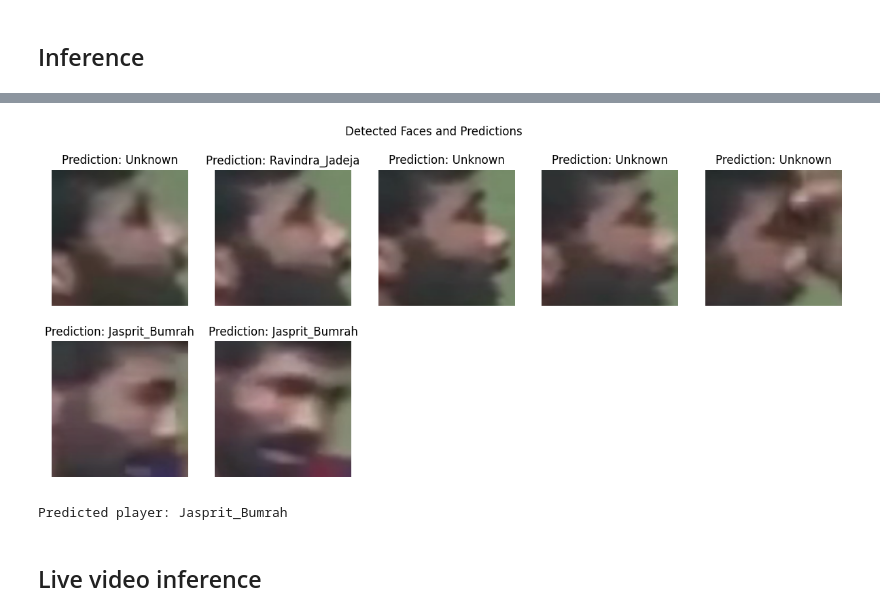
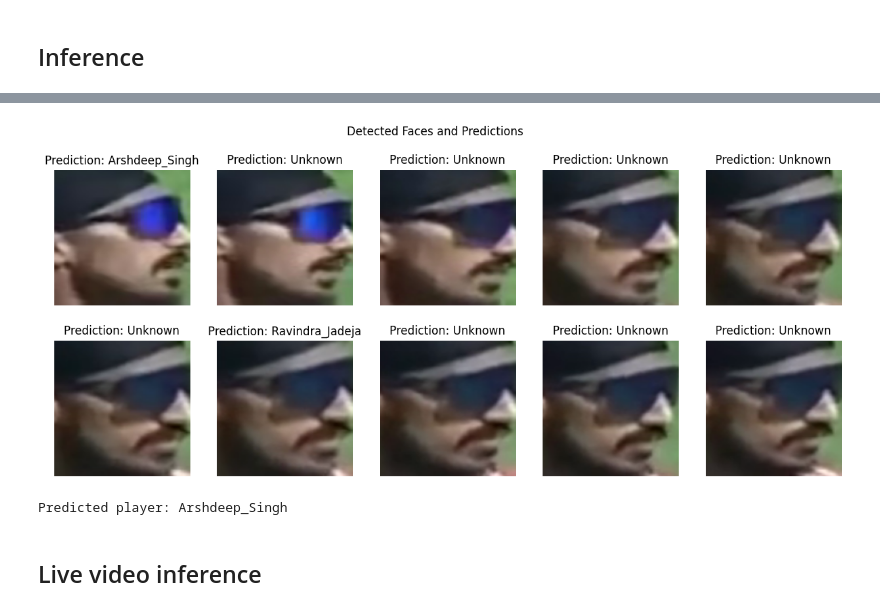
Before and after one commit to Nadun999/FYP, a Jupyter notebook: CricXpert/Face_Recognition_Model/face_rec_model_mtcnn_facenet.ipynb, the cells around one changed output, grey strips where cells are left out. Drawn from its saved outputs; the diff is of its cells as text; code cells hidden in the pictures.

```diff
--- a/CricXpert/Face_Recognition_Model/face_rec_model_mtcnn_facenet.ipynb
+++ b/CricXpert/Face_Recognition_Model/face_rec_model_mtcnn_facenet.ipynb
@@ -358,7 +358,7 @@ def get_embedding(face_img):
     return embedder.embeddings(face_img)[0]
 
 # Provide the path to your video file
-video_path = '/Users/nadunsenarathne/Downloads/Documents/IIT/4th Year/FYP/CricXpert/Hybrid_Spatio_Temporal_Model_For_Gait_Analysis/test_video/5.mov'  # Replace with the actual path to your video
+video_path = '/Users/nadunsenarathne/Downloads/Documents/IIT/4th Year/FYP/CricXpert/Hybrid_Spatio_Temporal_Model_For_Gait_Analysis/test_video/7.mov'  # Replace with the actual path to your video
 cap = cv.VideoCapture(video_path)
 
 # Get total number of frames in the video
@@ -467,6 +467,6 @@ else:
 1/1 ━━━━━━━━━━━━━━━━━━━━ 0s 37ms/step
-[figure, old version]
+[figure, new version]
-Predicted player: Jasprit_Bumrah
+Predicted player: Arshdeep_Singh
 # %% [markdown]
 ## Live video inference
 # %%
```
Also changed, not shown: parts of 1 cell of this notebook, 9 other files.
